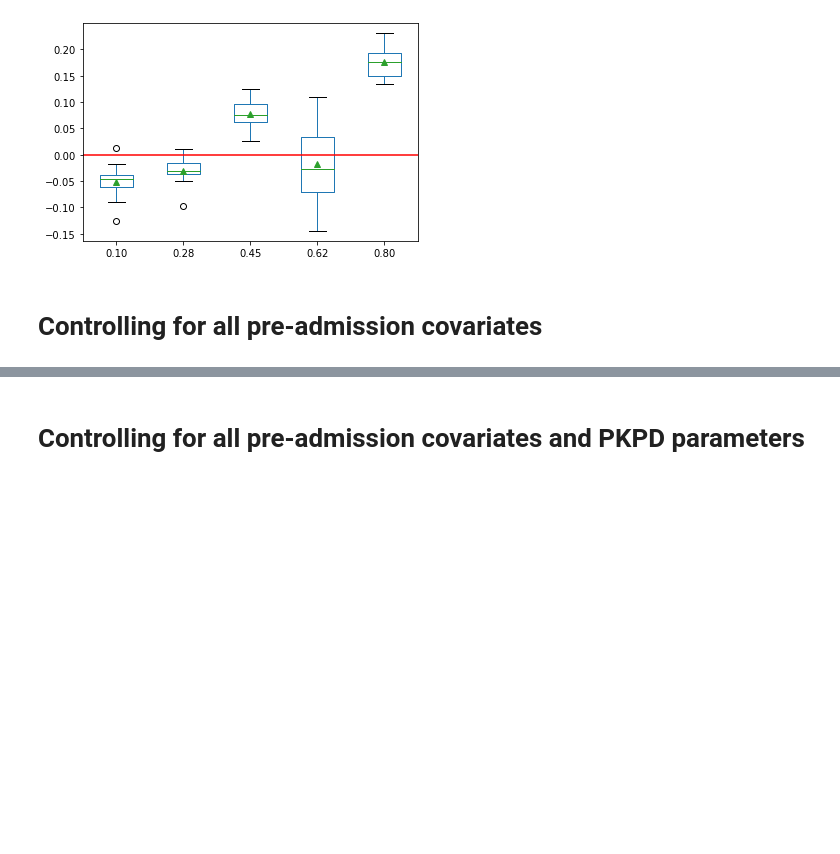
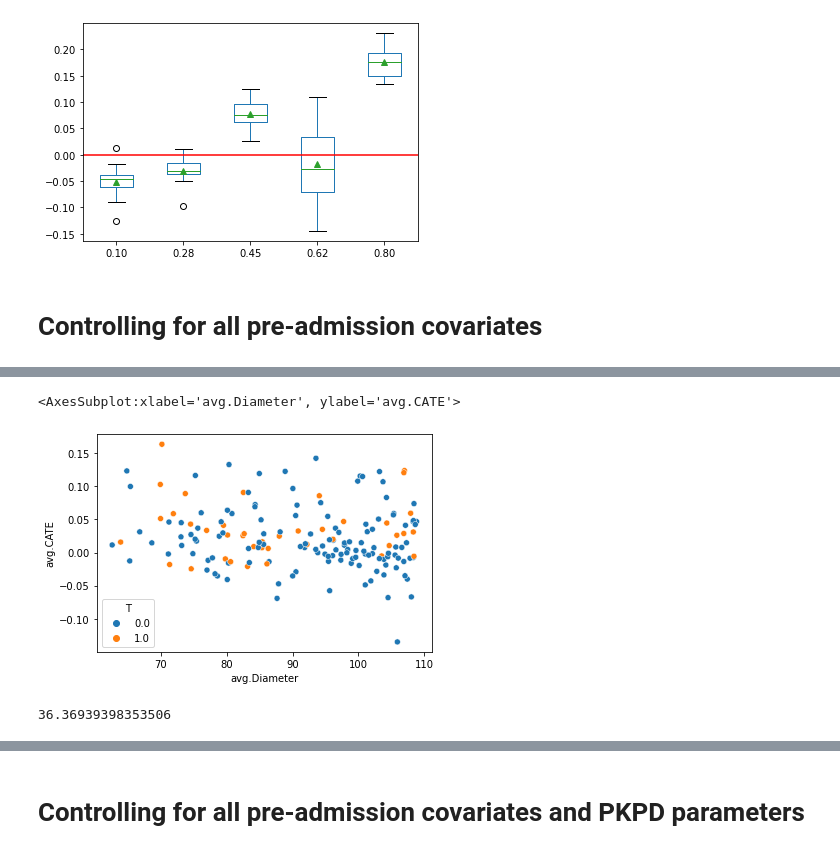
Before and after one commit to Hockey86/iic_causal_inference, a Jupyter notebook: aim2/short_term_drug_effect.ipynb, the cells around one changed output, grey strips where cells are left out. Cells and saved outputs as stored; diff of their text form; code cells hidden in the pictures; blank space fills up the shorter version.

```diff
--- a/aim2/short_term_drug_effect.ipynb
+++ b/aim2/short_term_drug_effect.ipynb
@@ -320,0 +363,12 @@ df_pkpd[['alpha0', 'alpha[1]','alpha[2]', 'theta[1]', 'theta[2]', 'theta[3]', 't
+# %%
+j = 3
+cutoff = pd.concat(m_dict[list(m_dict.keys())[j]].M_opt_list).mean(axis=0).sort_values(ascending=False).sum()
+# sns.scatterplot(data=df_m_ate_.loc[df_m_ate_['avg.Diameter']<400],x='avg.Diameter',y='avg.CATE')
+sns.scatterplot(data=m_dict[list(m_dict.keys())[j]].CATE_df.loc[m_dict[list(m_dict.keys())[j]].CATE_df['avg.Diameter']<3*cutoff],x='avg.Diameter',y='avg.CATE',hue='T')
+# %% [output]
+<AxesSubplot:xlabel='avg.Diameter', ylabel='avg.CATE'>
+[figure, added]
+# %%
+pd.concat(m_dict[list(m_dict.keys())[3]].M_opt_list).mean(axis=0).sort_values(ascending=False).sum()
+# %% [output]
+36.36939398353506
```
Also changed, not shown: parts of 21 cells of this notebook.
